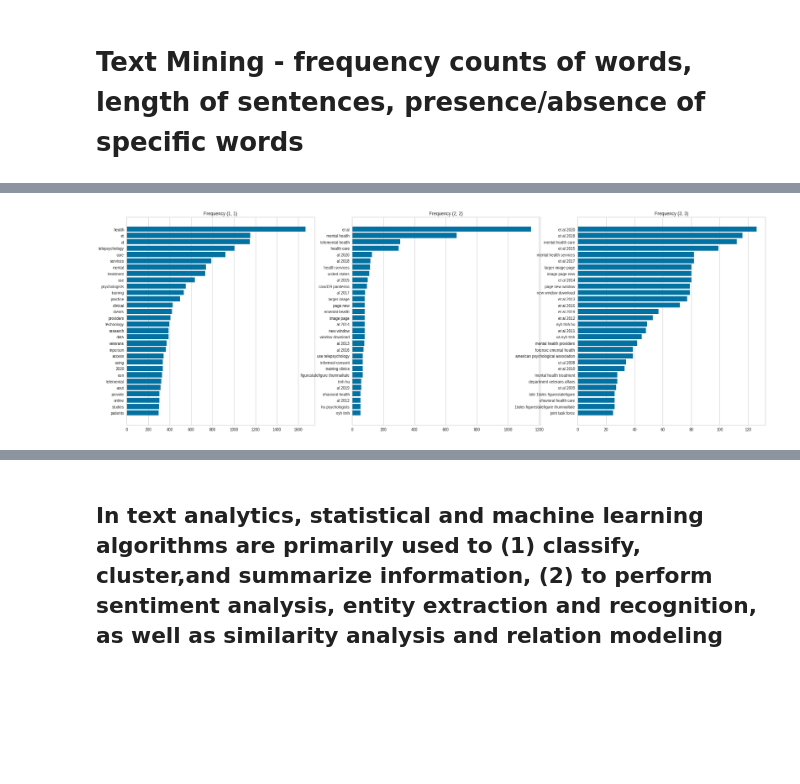
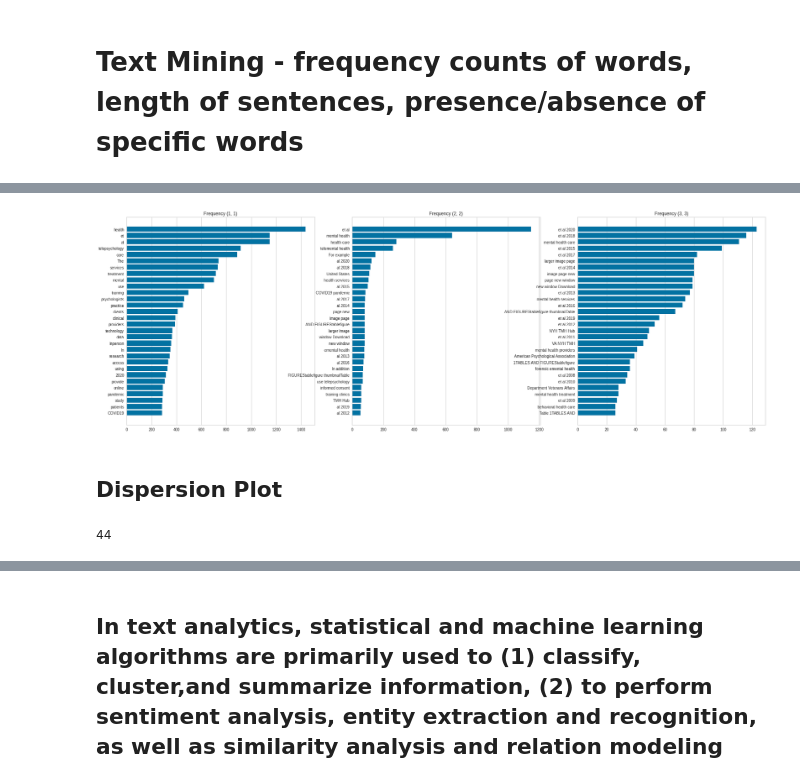
Before and after one commit to VintageGold/Text_Summarization, a Jupyter notebook: Text_Summarization.ipynb, the cells around one changed output, grey strips where cells are left out. Drawn from its saved outputs; the diff is of its cells as text; code cells hidden in the pictures; blank space fills up the shorter version.

Commit message:
Removed "\tb" from clean_text()

```diff
--- a/Text_Summarization.ipynb
+++ b/Text_Summarization.ipynb
@@ -87,19 +91,23 @@ def clean_text(text,lowercase=True,tokenized=True):
     if lowercase:
         corpus = text.lower()
 
-    translator = str.maketrans("","",string.punctuation + "\n" + "\tb")
+    translator = str.maketrans("","",string.punctuation + "\n")
 
     clean_corpus = corpus.translate(translator)
 
     remove_extra_whitespaces = [token.strip() for token in clean_corpus.split()]
 
-    return ' '.join(remove_extra_whitespaces)
+    return clean_corpus
 # %%
-df_metadata['Content_Clean'] = df_metadata['Content'].apply(lambda text: clean_text(text,lowercase=True))
-df_metadata['Content_Length'] = df_metadata['Content_Clean'].apply(lambda text: len(text))
-df_metadata['Abstract_Length'] = df_metadata['Abstract'].apply(lambda text: len(str(text)))
+df_metadata["Clean_Content"] = df_metadata["Content"].apply(lambda text: clean_text(text,lowercase=False))
+df_metadata["Content_Length"] = df_metadata["Clean_Content"].apply(lambda text: len(text))
+df_metadata["Abstract_Length"] = df_metadata["Abstract"].apply(lambda text: len(str(text)))
 df_metadata["Parsed_Keywords"] = df_metadata["Keywords"].apply(lambda keywords: str(keywords).replace("\n\n"," ").split(" ")[1:])
-df_metadata['Parsed_Keywords_Length'] = df_metadata['Parsed_Keywords'].apply(lambda text: len(text))
+df_metadata["Parsed_Keywords_Length"] = df_metadata["Parsed_Keywords"].apply(lambda text: len(text))
+
+
+
+df_metadata["et_al_Count"] = df_metadata["Clean_Content"].apply(lambda text: len(list(re.finditer("et al",text))))
 # %%
 df_metadata.head()
 # %% [output]
@@ -143,18 +156,26 @@ df_metadata.corr()
+# %%
+text = [text for text in df_metadata["Clean_Content"]]
 # %%
 import matplotlib.pyplot as plt
-
 
 fig, ax = plt.subplots(1,3,figsize=(30,10))
 
 figs = len(ax)
 
 for i in range(figs):
 
-    vectorizer = CountVectorizer(stop_words="english",ngram_range=(i+1,i+1))
-    docs = vectorizer.fit_transform(text for text in df_metadata["Content_Clean"])
+    vectorizer = CountVectorizer(stop_words="english",ngram_range=(i+1,i+1),lowercase=False)
+    docs = vectorizer.fit_transform(text)
     features = vectorizer.get_feature_names()
     visualizer = FreqDistVisualizer(features=features, orient="H",n=30,ax=ax[i])
     ax[i].set_title(f"Frequency {vectorizer.ngram_range}")
     _ = visualizer.fit(docs)
 # %% [output]
-[figure, old version]
+[figure, new version]
+# %% [markdown]
+## Dispersion Plot
+# %%
+dispersion_text = [doc.split() for doc in df_metadata["Clean_Content"]]
+len(dispersion_text)
+# %% [output]
+44
```
Also changed, not shown: parts of 12 cells of this notebook.
